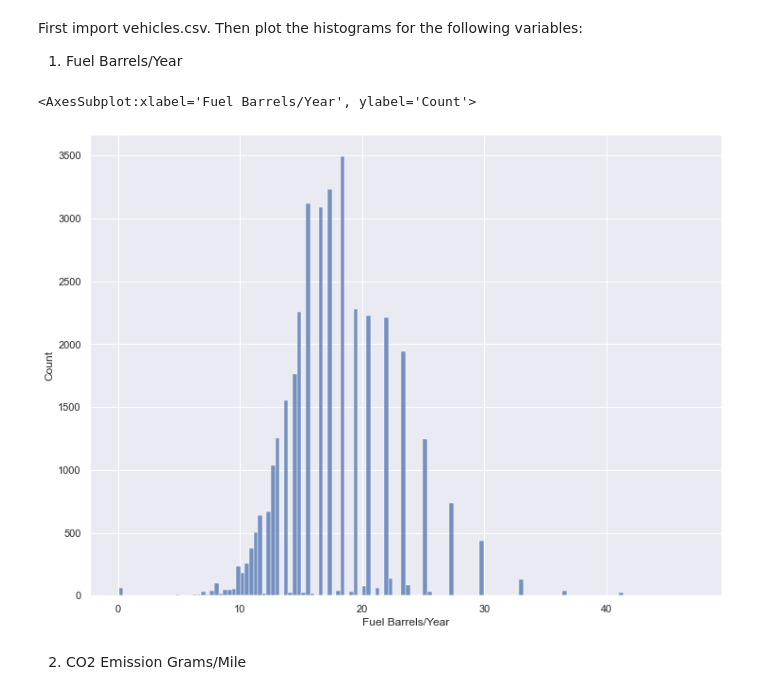
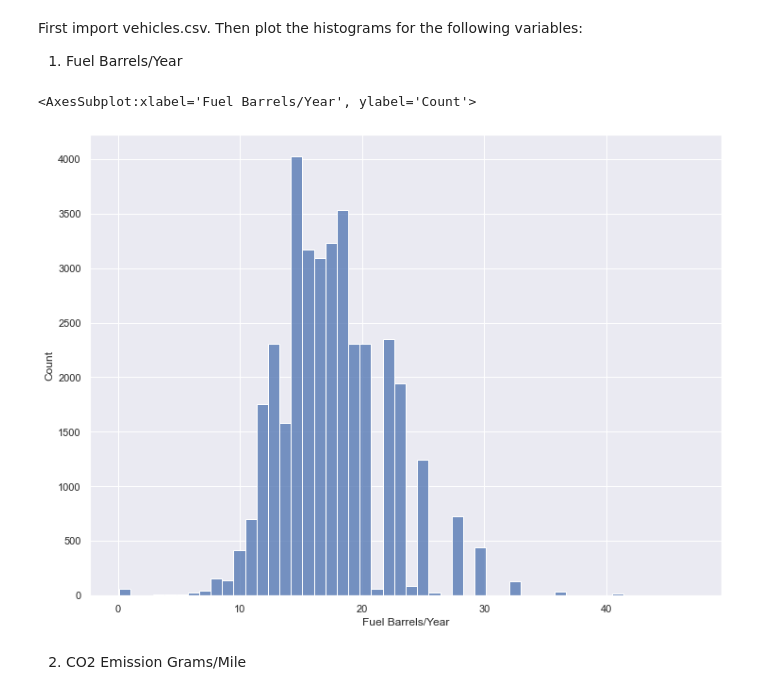
Before and after one commit to Ironhack-Data-Madrid-Octubre-2021/lab-continuous-probability-distributions, a Jupyter notebook: your-code/main.ipynb, the cells around one changed output. Drawn from its saved outputs; the diff is of its cells as text; code cells hidden in the pictures.

```diff
--- a/your-code/main.ipynb
+++ b/your-code/main.ipynb
@@ -100,12 +100,11 @@ Then plot the histograms for the following variables:
 # %%
 import pandas as pd
 vehicles=pd.read_csv('vehicles.csv')
 sns.set(rc={'figure.figsize':(12,9)})
-sns.histplot(vehicles['Fuel Barrels/Year'])
-sns.histplot(vehicles['CO2 Emission Grams/Mile'], ax=axs[1])
+sns.histplot(vehicles['Fuel Barrels/Year'], bins=50)
 # %% [output]
 <AxesSubplot:xlabel='Fuel Barrels/Year', ylabel='Count'>
-[figure, old version]
+[figure, new version]
 # %% [markdown]
 2. CO2 Emission Grams/Mile
 # %%
```
Also changed, not shown: parts of 8 cells of this notebook.
